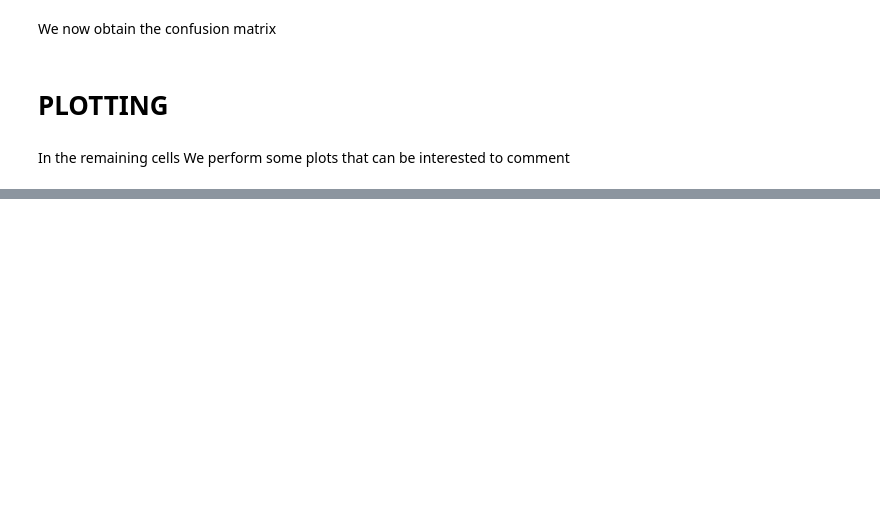
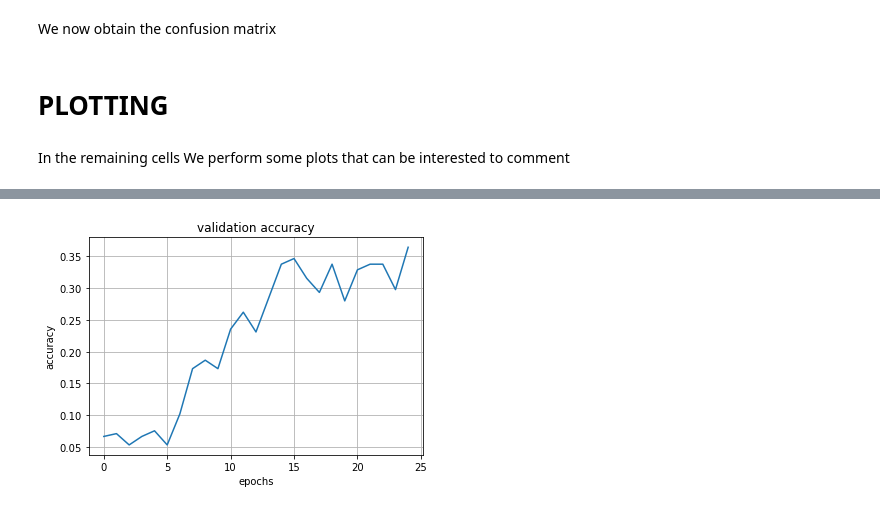
Before and after one commit to Gideon996/Computer-Vision-2020, a Jupyter notebook: Point_One.ipynb, the cells around one changed output, grey strips where cells are left out. Saved outputs shown, nothing was run; the diff lists cells and outputs as text; code cells hidden in the pictures; blank space fills up the shorter version.

```diff
--- a/Point_One.ipynb
+++ b/Point_One.ipynb
@@ -163,0 +173,9 @@ AttributeError: module 'dataSetUtility' has no attribute 'plotConfusionMatrix'
+# %%
+plt.title("validation accuracy")
+plt.xlabel("epochs")
+plt.ylabel("accuracy")
+plt.plot(history.history['val_accuracy'])
+plt.grid()
+plt.savefig("images_point_one/validation_accuracy.jpg")
+# %% [output]
+[figure, added]
```
Also changed, not shown: parts of 8 cells of this notebook, 4 other files.
